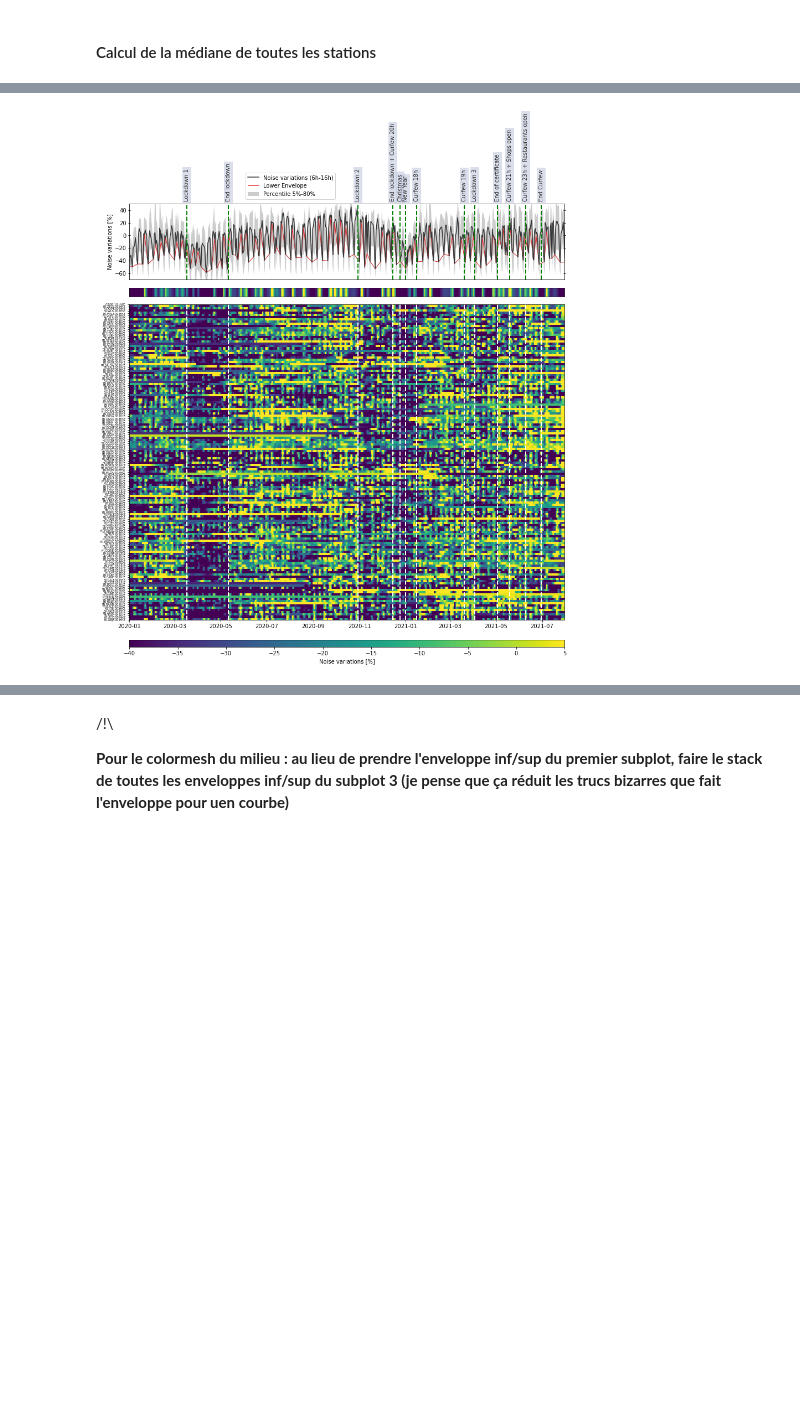
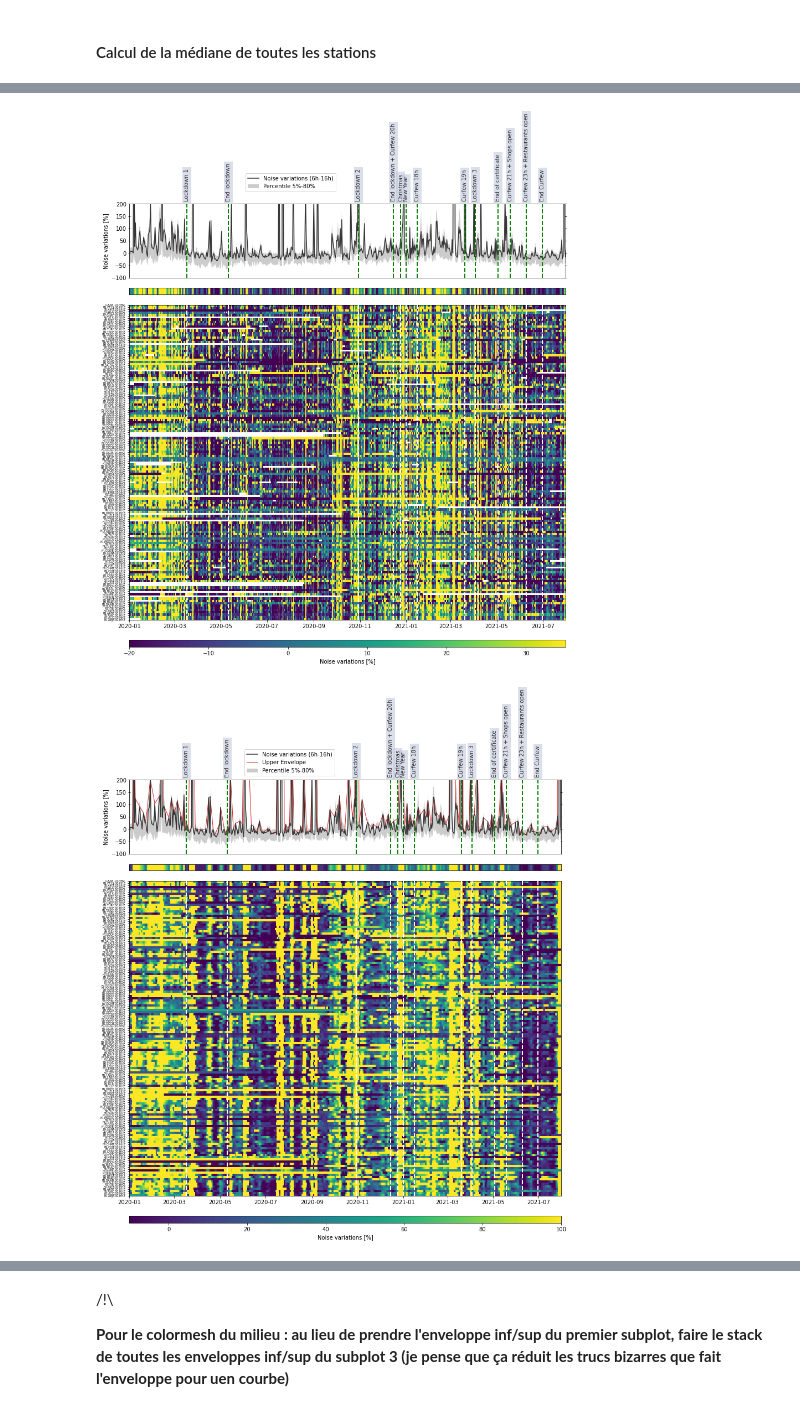
Before and after one commit to FlavienMattern/seismic-noise, a Jupyter notebook: fr_noise_overview.ipynb, the cells around one changed output, grey strips where cells are left out. Cells and saved outputs as stored; diff of their text form; code cells hidden in the pictures; blank space fills up the shorter version.

```diff
--- a/fr_noise_overview.ipynb
+++ b/fr_noise_overview.ipynb
@@ -41,7 +41,8 @@ DRMS_FOLDER  = "/media/flavien/Flavien USB/Stages/noise_data/DRMS"
 MSEED_FOLDER = "/media/flavien/Flavien USB/Stages/noise_data/MSEED"
 DATA_FOLDER  = "DATA"
 freqs = [(0.01, 0.03), (0.1, 0.25), (0.3, 1), (1, 3), (5, 15), (20, 50)] # Bandes de fréquences à étudier
-freq = "5.0-15.0"
+freq = "0.0-0.0"
+freq_str = "0.01-0.03"
 
 tStart = "2020-01-01"
 tEnd   = "2021-08-01"
@@ -109,12 +110,12 @@ for j, st_str in tqdm.tqdm(enumerate(list_stations)):
     color = "#353535"
     fig, ax = plt.subplots(figsize=(12, 5))
     ax.tick_params(direction="in", which="both", top=True, right=True)
-    ax.set_title("Frequency band : {}Hz | {}".format(freq, st_str))
-    ax.plot(dRMS_med, color=color, lw=2, zorder=3)
-    plt.ylim(-1*np.nanquantile(dRMS_med, 0.01), 1.5*np.nanquantile(dRMS_med, 0.99))
+    ax.set_title("Frequency band : {}Hz | {}".format(freq_str, st_str))
+    ax.plot(dRMS_med*1e9, color=color, lw=2, zorder=3)
+    plt.ylim(-1*np.nanquantile(dRMS_med, 0.01)/1e-9, 1.5*np.nanquantile(dRMS_med, 0.99)/1e-9)
     ax.set_xlim([dates[0], dates[-1]])
     ax.set_xlabel("Year 2020")
-    ax.set_ylabel("Median displacement [m]")
+    ax.set_ylabel("Median displacement [nm]")
 
     box_txt = dict(boxstyle="square",
                facecolor='#B7C0D8',
@@ -126,14 +127,14 @@ for j, st_str in tqdm.tqdm(enumerate(list_stations)):
         desc_search = desc_tags[n]
         t_text = t_search - pd.Timedelta("5 days")
         ax.axvline(t_search, ls="--", lw=1, color="#B82A2A", zorder=10)   # Confinement 1
-        ax.text(t_text, -0.8*np.nanquantile(dRMS_med, 0.01), desc_search,
+        ax.text(t_text, -0.8*np.nanquantile(dRMS_med, 0.01)/1e-9, desc_search,
                 color="#2B2B2B", fontsize="medium", rotation=90,
                 ha="center", va="bottom",
                 bbox=box_txt)   # Confinement 1
 
     plt.grid(axis="y", color="#D5D5D5", linestyle='--', linewidth=1)
     plt.tight_layout()
-    folder = "RESULTS/FR/{}/{}Hz".format(st_str, freq)
+    folder = "RESULTS/FR/{}/{}Hz".format(st_str, freq_str)
     if not os.path.exists(folder): os.makedirs(folder)
     plt.savefig("{}/ts_day.png".format(folder), dpi=150)
     # plt.show()
@@ -224,11 +225,11 @@ for ii in range(np.shape(med_var)[1]):
 
 plt.fill_between(dates, perc_i, perc_f,alpha=.25, label="percentile 5%-80%", color=color, lw=0)
 plt.grid(axis="y", color="#D5D5D5", linestyle='--', linewidth=1)
-plt.ylim(-93, 50)
+plt.ylim(-100, 200)
 plt.legend(loc=2)
-plt.title("{} Hz".format(freq))
+plt.title("{} Hz".format(freq_str))
 plt.tight_layout()
-folder = "RESULTS/FR/all_stations/{}Hz".format(freq)
+folder = "RESULTS/FR/all_stations/{}Hz".format(freq_str)
 if not os.path.exists(folder): os.makedirs(folder)
 plt.savefig("{}/ts_day.png".format(folder), dpi=150)
 plt.show()
@@ -263,15 +264,15 @@ for signal_choice in ["all", "env_up", "env_down"]:
 
     if signal_choice == "all":
         filename_suffix = ""
-        cbar_lim = (-45, 45)
+        cbar_lim = (-20, 35)
 
     if signal_choice == "env_up":
         filename_suffix = "_envUP"
-        cbar_lim = (-10, 55)
+        cbar_lim = (-10, 100)
 
     if signal_choice == "env_down":
         filename_suffix = "_envDOWN"
-        cbar_lim = (-40, 5)
+        cbar_lim = (-30, 15)
 
 
 
@@ -295,7 +296,7 @@ for signal_choice in ["all", "env_up", "env_down"]:
     if signal_choice == "env_down":
         plt.plot(dates, enveloppe(dates, noise_fr)[0], color="#D32727", label="Lower Envelope", lw=1)
     plt.fill_between(dates, perc_i, perc_f,alpha=.25, label="Percentile 5%-80%", color=color, lw=0)
-    plt.ylim(-70, 50)
+    plt.ylim(-100, 200)
     plt.legend(loc=2, bbox_to_anchor=(0.26, 1.45))
     plt.xticks([])
 
@@ -304,7 +305,7 @@ for signal_choice in ["all", "env_up", "env_down"]:
         desc_search = desc_tags[n]
         t_text = t_search - pd.Timedelta("0 days")
         plt.axvline(t_search, ls="--", lw=2, color="green", zorder=10)   # Confinement 1
-        plt.text(t_text, 54, desc_search,
+        plt.text(t_text, 210, desc_search,
                 color="#2B2B2B", fontsize="medium", rotation=90,
                 ha="center", va="bottom",
                 bbox=box_txt)   # Confinement 1
@@ -314,32 +315,33 @@ for signal_choice in ["all", "env_up", "env_down"]:
     plt.subplot(grid[5])
     plt.tick_params(direction="inout", which="both", top=True, right=True)
     if signal_choice == "all":      plt.pcolormesh(dates, [".", ""], [noise_fr, noise_fr])
     if signal_choice == "env_up":   plt.pcolormesh(dates, [".", ""], [enveloppe(dates, noise_fr)[1], enveloppe(dates, noise_fr)[1]])
     if signal_choice == "env_down": plt.pcolormesh(dates, [".", ""], [enveloppe(dates, noise_fr)[0], enveloppe(dates, noise_fr)[0]])
     plt.yticks([])
     plt.xticks([])
     plt.clim(cbar_lim)
 
 
     ### DETAILS
     plt.subplot(grid[6:])
     if signal_choice == "all":      plt.pcolormesh(dates, st_list, med_var)
     if signal_choice == "env_up":   plt.pcolormesh(dates, st_list, env_up_matrix)
     if signal_choice == "env_down": plt.pcolormesh(dates, st_list, env_down_matrix)
     plt.tick_params(axis='y', labelsize=5)
 
     for n in range(len(dates_tags)):
         t_search = dates_tags[n]
         desc_search = desc_tags[n]
         t_text = t_search - pd.Timedelta("0 days")
         plt.axvline(t_search, ls="--", lw=2, color="white", zorder=10)   # Confinement 1
 
     plt.clim(cbar_lim)
     plt.colorbar(orientation="horizontal", label='Noise variations [%]', pad=0.05, shrink=1, aspect=60)
     fig.tight_layout()
 
-    folder = "RESULTS/FR/all_stations/{}Hz".format(freq)
+    folder = "RESULTS/FR/all_stations/{}Hz".format(freq_str)
     if not os.path.exists(folder): os.makedirs(folder)
     plt.savefig("{}/ts_day_details{}.png".format(folder, filename_suffix), dpi=150)
 # %% [output]
-[figure, old version]
+[figure, new version]
+[figure, added]
```
Also changed, not shown: parts of 4 cells of this notebook.
